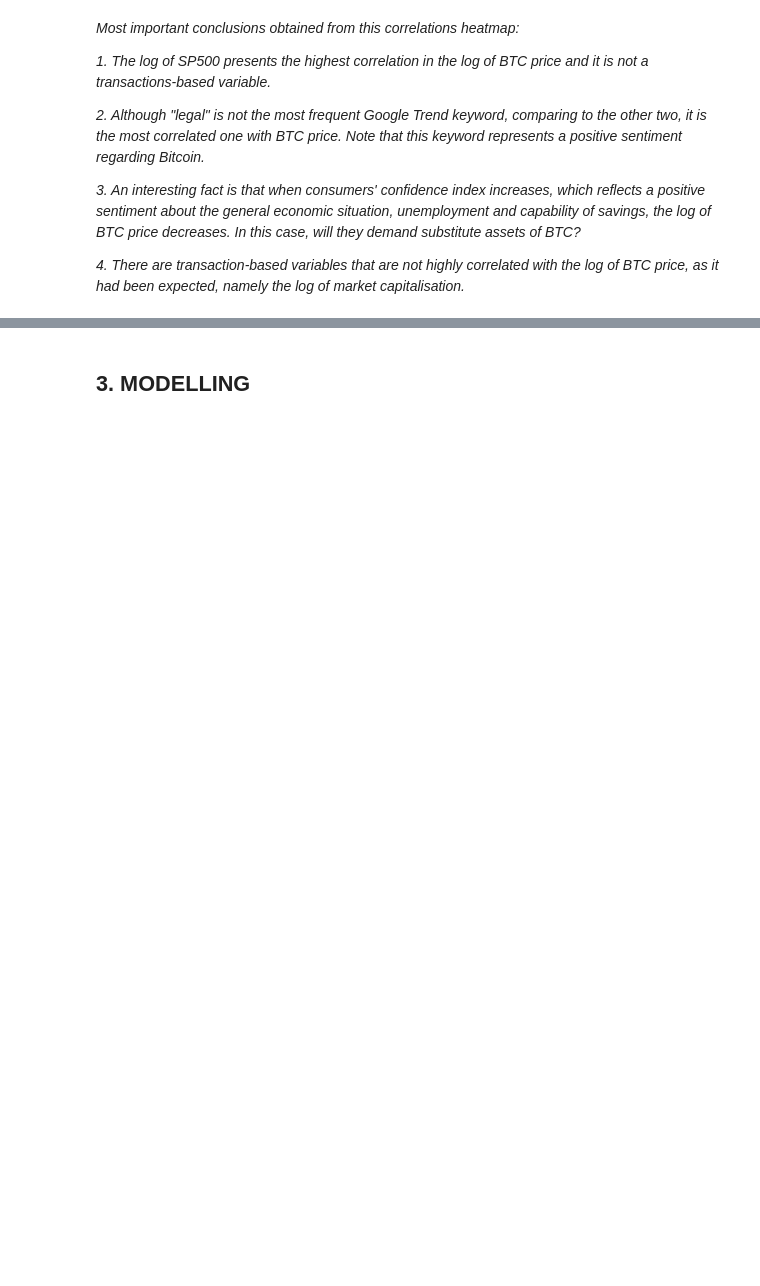
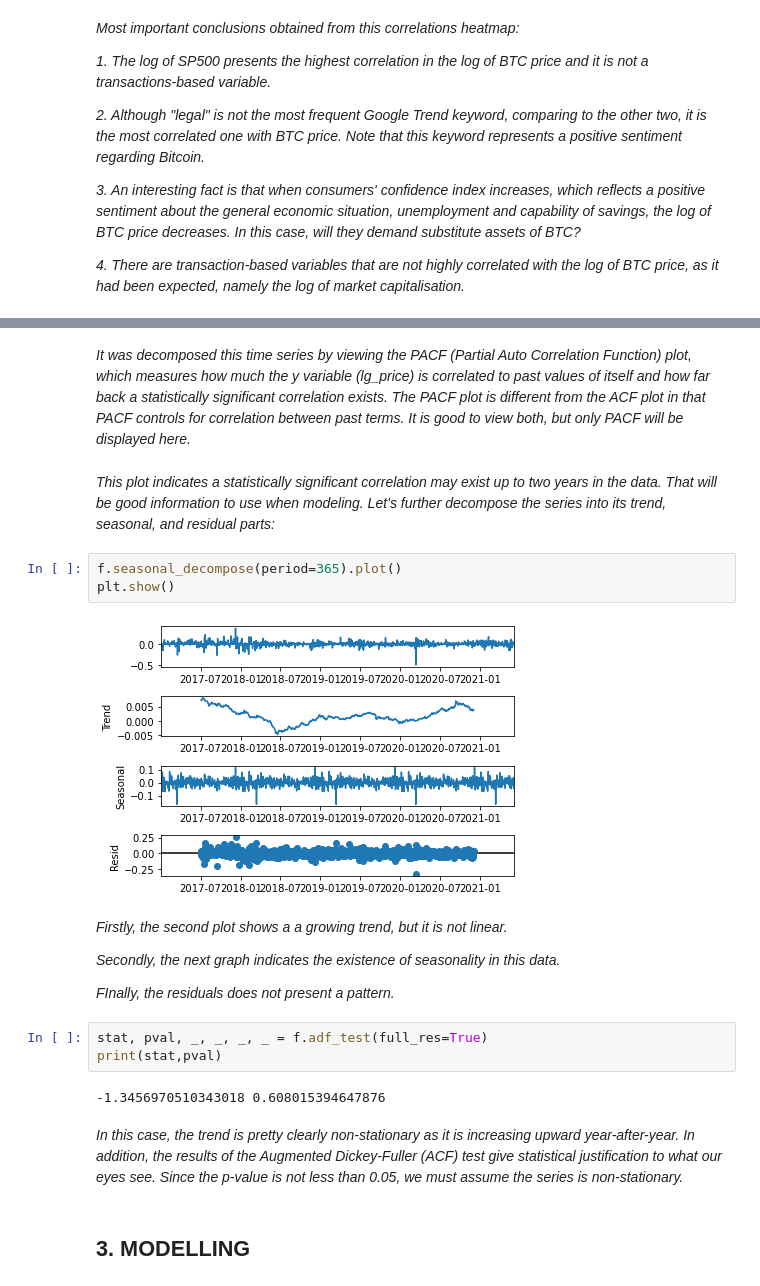
Before and after one commit to s-asrmorais/MSc_thesis_code_DataScience, a Jupyter notebook: code.ipynb, the cells around one changed output, grey strips where cells are left out. Cells and saved outputs as stored; diff of their text form; blank space fills up the shorter version.

```diff
--- a/code.ipynb
+++ b/code.ipynb
@@ -833,3 +619,25 @@ plt.savefig('C:/Users/sofia/OneDrive/Desktop/CLSBE/2nd year/Tese/Figuras/wr_corr
+# %% [markdown]
+*It was decomposed this time series by viewing the PACF (Partial Auto Correlation Function) plot, which measures how much the y variable (lg_price) is correlated to past values of itself and how far back a statistically significant correlation exists. The PACF plot is different from the ACF plot in that PACF controls for correlation between past terms. It is good to view both, but only PACF will be displayed here.*
+# %% [markdown]
+*This plot indicates a statistically significant correlation may exist up to two years in the data. That will be good information to use when modeling. Let’s further decompose the series into its trend, seasonal, and residual parts:*
+# %%
+f.seasonal_decompose(period=365).plot()
+plt.show()
+# %% [output]
+[figure, added]
+# %% [markdown]
+*Firstly, the second plot shows a a growing trend, but it is not linear.*
+
+*Secondly, the next graph indicates the existence of seasonality in this data.*
+
+*FInally, the residuals does not present a pattern.*
+# %%
+stat, pval, _, _, _, _ = f.adf_test(full_res=True)
+print(stat,pval)
+# %% [output]
+-1.3456970510343018 0.608015394647876
+# %% [markdown]
+*In this case, the trend is pretty clearly non-stationary as it is increasing upward year-after-year. In addition, the results of the Augmented Dickey-Fuller (ACF) test give statistical justification to what our eyes see. Since the p-value is not less than 0.05, we must assume the series is non-stationary.*
 # %% [markdown]
 ## 3. MODELLING
 # %%
```
Also changed, not shown: parts of 62 cells of this notebook.
